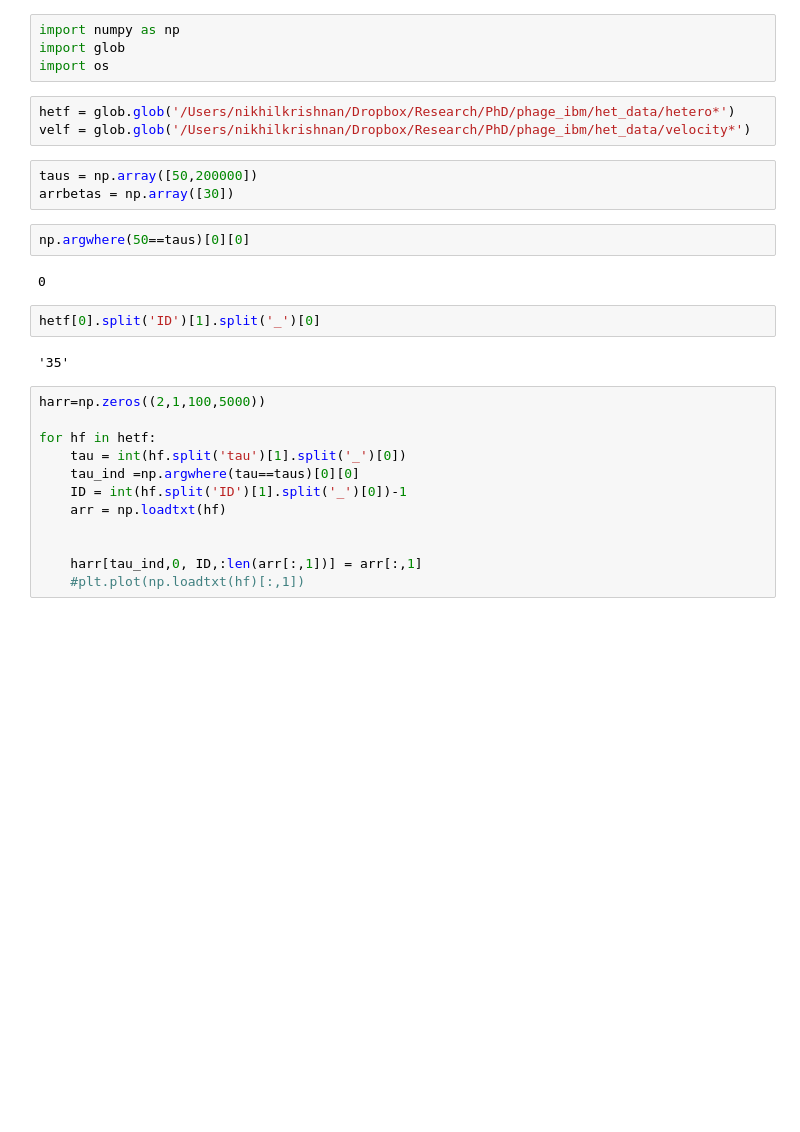
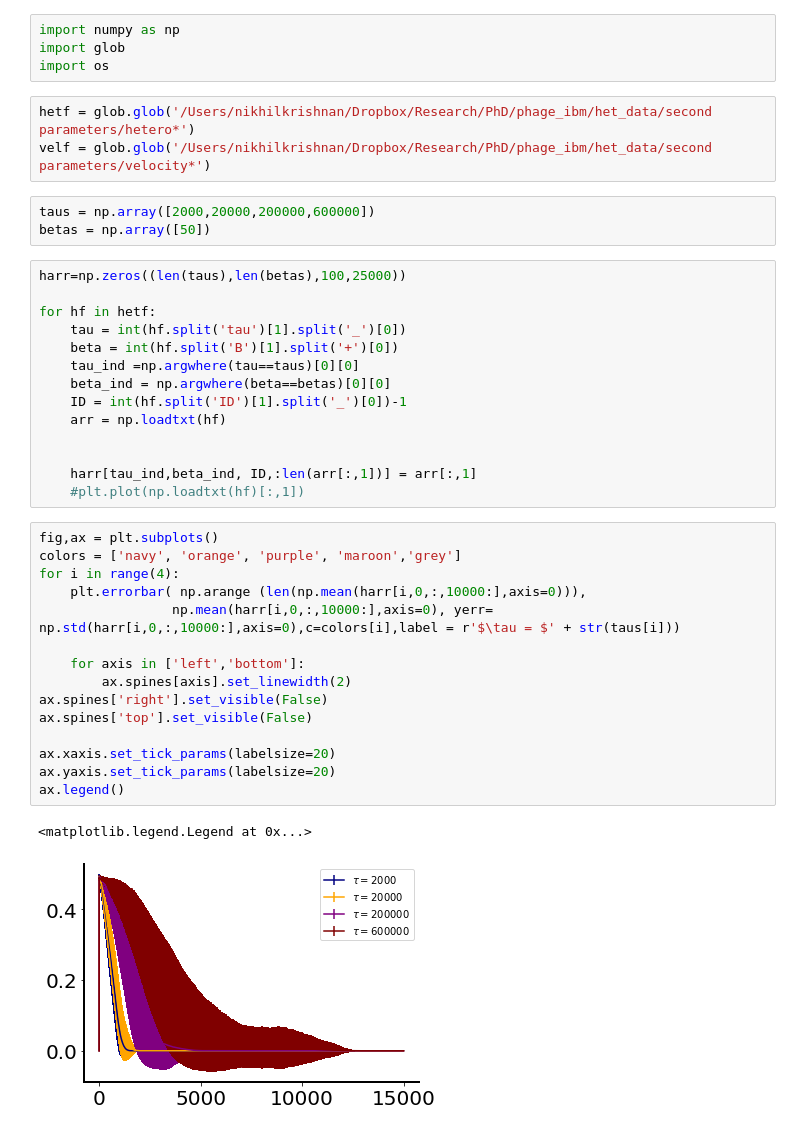
Before and after one commit to nkrishnan94/phage-abm, a Jupyter notebook: Heterozygosity decay.ipynb, the cells around one changed output. Cells and saved outputs as stored; diff of their text form; blank space fills up the shorter version.

```diff
--- a/Heterozygosity decay.ipynb
+++ b/Heterozygosity decay.ipynb
@@ -3,28 +3,40 @@ import numpy as np
 import glob
 import os
 # %%
-hetf = glob.glob('/Users/nikhilkrishnan/Dropbox/Research/PhD/phage_ibm/het_data/hetero*')
-velf = glob.glob('/Users/nikhilkrishnan/Dropbox/Research/PhD/phage_ibm/het_data/velocity*')
+hetf = glob.glob('/Users/nikhilkrishnan/Dropbox/Research/PhD/phage_ibm/het_data/second parameters/hetero*')
+velf = glob.glob('/Users/nikhilkrishnan/Dropbox/Research/PhD/phage_ibm/het_data/second parameters/velocity*')
 # %%
-taus = np.array([50,200000])
-arrbetas = np.array([30])
+taus = np.array([2000,20000,200000,600000])
+betas = np.array([50])
-# %%
-np.argwhere(50==taus)[0][0]
-# %% [output]
-0
-# %%
-hetf[0].split('ID')[1].split('_')[0]
-# %% [output]
-'35'
 # %%
-harr=np.zeros((2,1,100,5000))
+harr=np.zeros((len(taus),len(betas),100,25000))
 
 for hf in hetf:
     tau = int(hf.split('tau')[1].split('_')[0])
+    beta = int(hf.split('B')[1].split('+')[0])
     tau_ind =np.argwhere(tau==taus)[0][0]
+    beta_ind = np.argwhere(beta==betas)[0][0]
     ID = int(hf.split('ID')[1].split('_')[0])-1
     arr = np.loadtxt(hf)
 
 
-    harr[tau_ind,0, ID,:len(arr[:,1])] = arr[:,1]
+    harr[tau_ind,beta_ind, ID,:len(arr[:,1])] = arr[:,1]
     #plt.plot(np.loadtxt(hf)[:,1])
+# %%
+fig,ax = plt.subplots()
+colors = ['navy', 'orange', 'purple', 'maroon','grey']
+for i in range(4):
+    plt.errorbar( np.arange (len(np.mean(harr[i,0,:,10000:],axis=0))),
+                 np.mean(harr[i,0,:,10000:],axis=0), yerr= np.std(harr[i,0,:,10000:],axis=0),c=colors[i],label = r'$\tau = $' + str(taus[i]))
+
+    for axis in ['left','bottom']:
+        ax.spines[axis].set_linewidth(2)
+ax.spines['right'].set_visible(False)
+ax.spines['top'].set_visible(False)
+
+ax.xaxis.set_tick_params(labelsize=20)
+ax.yaxis.set_tick_params(labelsize=20)
+ax.legend()
+# %% [output]
+<matplotlib.legend.Legend at 0x...>
+[figure, added]
```
Also changed, not shown: parts of 14 cells of this notebook, 38 other files.
